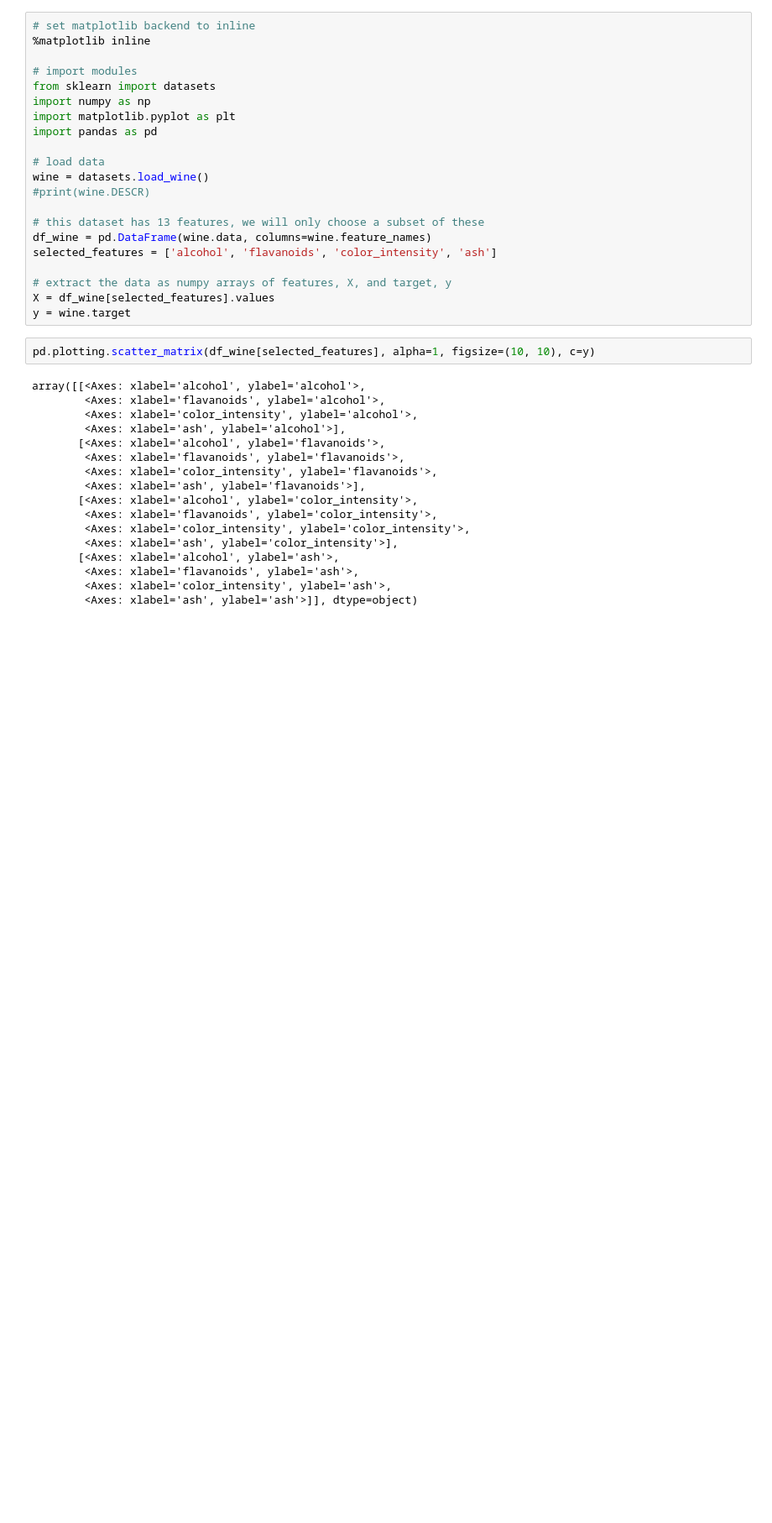
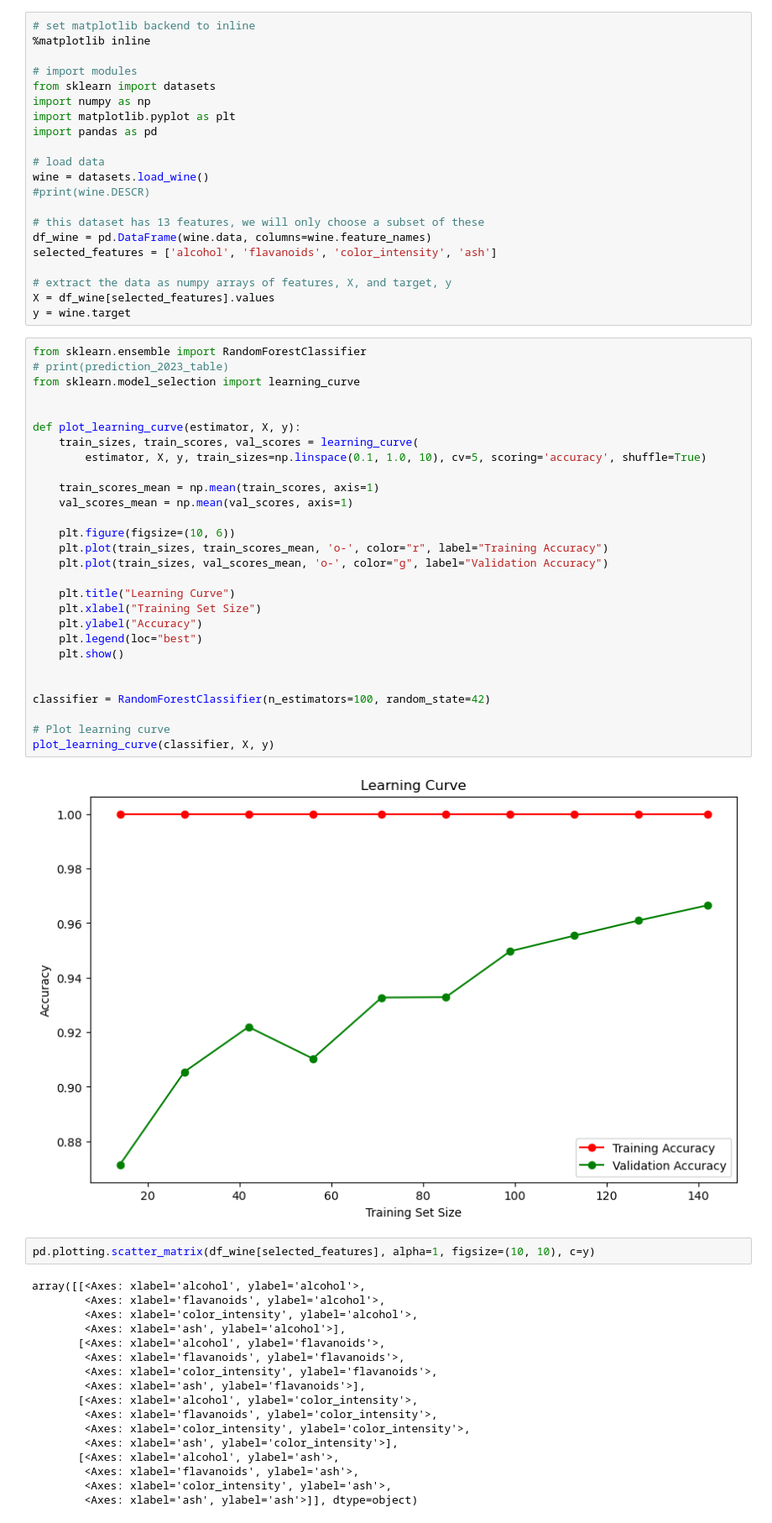
Before and after one commit to nixspirit/ml-projects, a Jupyter notebook: labs/midterm/midterm1.ipynb, the cells around one changed output. Shown at 84% size. Saved outputs shown, nothing was run; the diff lists cells and outputs as text; blank space fills up the shorter version.

```diff
--- a/labs/midterm/midterm1.ipynb
+++ b/labs/midterm/midterm1.ipynb
@@ -19,6 +19,36 @@ selected_features = ['alcohol', 'flavanoids', 'color_intensity', 'ash']
 # extract the data as numpy arrays of features, X, and target, y
 X = df_wine[selected_features].values
 y = wine.target
+# %%
+from sklearn.ensemble import RandomForestClassifier
+# print(prediction_2023_table)
+from sklearn.model_selection import learning_curve
+
+
+def plot_learning_curve(estimator, X, y):
+    train_sizes, train_scores, val_scores = learning_curve(
+        estimator, X, y, train_sizes=np.linspace(0.1, 1.0, 10), cv=5, scoring='accuracy', shuffle=True)
+
+    train_scores_mean = np.mean(train_scores, axis=1)
+    val_scores_mean = np.mean(val_scores, axis=1)
+
+    plt.figure(figsize=(10, 6))
+    plt.plot(train_sizes, train_scores_mean, 'o-', color="r", label="Training Accuracy")
+    plt.plot(train_sizes, val_scores_mean, 'o-', color="g", label="Validation Accuracy")
+
+    plt.title("Learning Curve")
+    plt.xlabel("Training Set Size")
+    plt.ylabel("Accuracy")
+    plt.legend(loc="best")
+    plt.show()
+
+
+classifier = RandomForestClassifier(n_estimators=100, random_state=42)
+
+# Plot learning curve
+plot_learning_curve(classifier, X, y)
+# %% [output]
+[figure, added]
 # %%
 pd.plotting.scatter_matrix(df_wine[selected_features], alpha=1, figsize=(10, 10), c=y)
 # %% [output]
```
Also changed, not shown: 3 other files.
